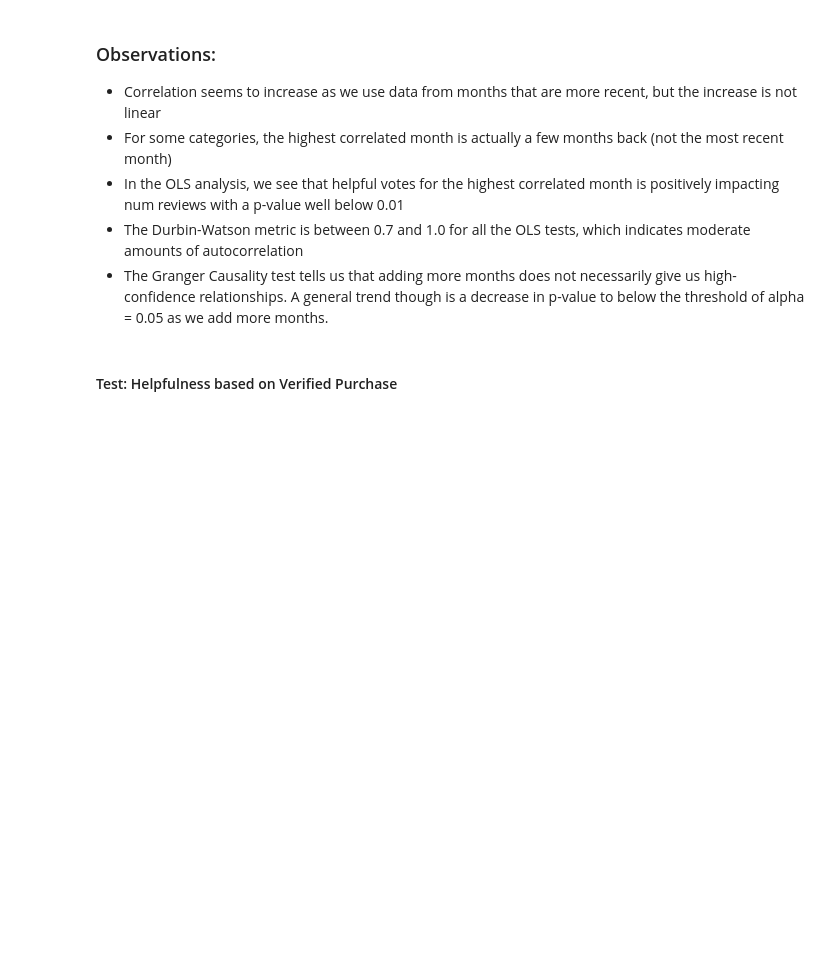
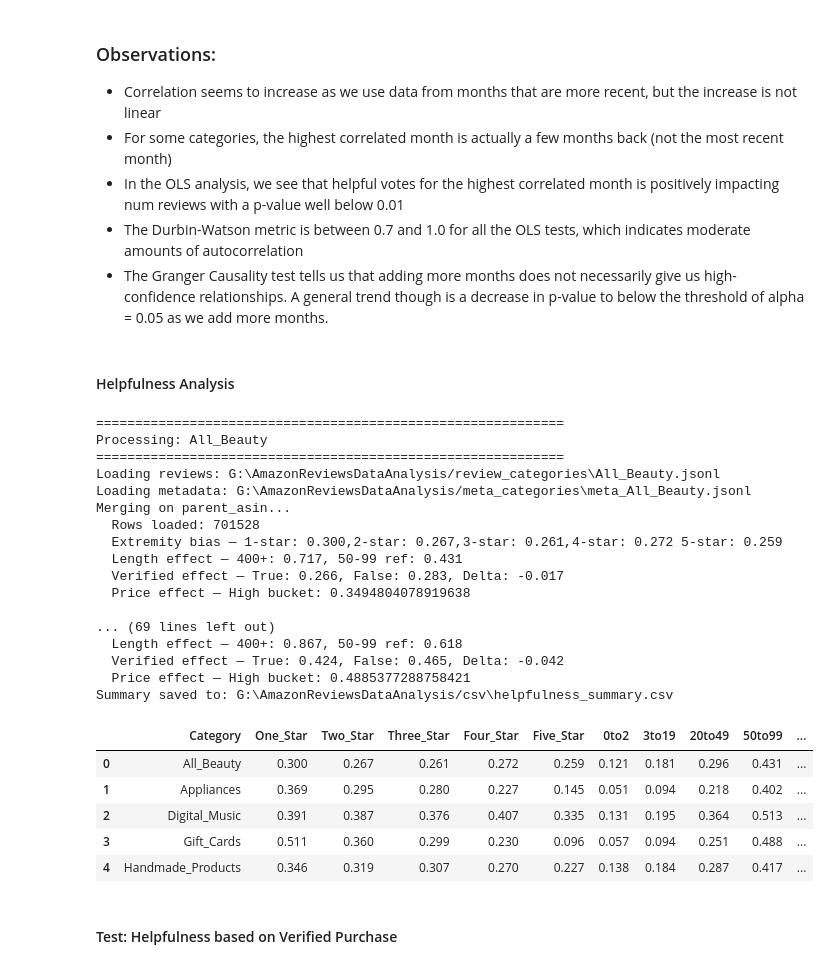
Before and after one commit to saathvikpd/AmazonReviewsDataAnalysis, a Jupyter notebook: final_notebook.ipynb, the cells around one changed output. Drawn from its saved outputs; the diff is of its cells as text; code cells hidden in the pictures; blank space fills up the shorter version.

Commit message:
extended helpfulness analysis to 7 categories

```diff
--- a/final_notebook.ipynb
+++ b/final_notebook.ipynb
@@ -834,6 +834,47 @@ plt.show()
 - In the OLS analysis, we see that helpful votes for the highest correlated month is positively impacting num reviews with a p-value well below 0.01
 - The Durbin-Watson metric is between 0.7 and 1.0 for all the OLS tests, which indicates moderate amounts of autocorrelation
 - The Granger Causality test tells us that adding more months does not necessarily give us high-confidence relationships. A general trend though is a decrease in p-value to below the threshold of alpha = 0.05 as we add more months.
+# %% [markdown]
+#### Helpfulness Analysis
+# %%
+results = []
+
+for category in categories:
+    row = analyze_category(category)
+    results.append(row)
+
+summary = pd.DataFrame(results)
+
+output_path = os.path.join(CSV_PATH, "helpfulness_summary.csv")
+os.makedirs(CSV_PATH, exist_ok=True)
+summary.to_csv(output_path, index=False)
+
+print(f"Summary saved to: {output_path}")
+display(summary.head())
+# %% [output]
+============================================================
+Processing: All_Beauty
+============================================================
+Loading reviews: G:\AmazonReviewsDataAnalysis/review_categories\All_Beauty.jsonl
+Loading metadata: G:\AmazonReviewsDataAnalysis/meta_categories\meta_All_Beauty.jsonl
+Merging on parent_asin...
+  Rows loaded: 701528
+  Extremity bias — 1-star: 0.300,2-star: 0.267,3-star: 0.261,4-star: 0.272 5-star: 0.259
+  Length effect — 400+: 0.717, 50-99 ref: 0.431
+  Verified effect — True: 0.266, False: 0.283, Delta: -0.017
+  Price effect — High bucket: 0.3494804078919638
+
+... (69 lines left out)
+  Length effect — 400+: 0.867, 50-99 ref: 0.618
+  Verified effect — True: 0.424, False: 0.465, Delta: -0.042
+  Price effect — High bucket: 0.4885377288758421
+Summary saved to: G:\AmazonReviewsDataAnalysis/csv\helpfulness_summary.csv
+|  | Category | One_Star | Two_Star | Three_Star | Four_Star | Five_Star | 0to2 | 3to19 | 20to49 | 50to99 | ... |
+| 0 | All_Beauty | 0.300 | 0.267 | 0.261 | 0.272 | 0.259 | 0.121 | 0.181 | 0.296 | 0.431 | ... |
+| 1 | Appliances | 0.369 | 0.295 | 0.280 | 0.227 | 0.145 | 0.051 | 0.094 | 0.218 | 0.402 | ... |
+| 2 | Digital_Music | 0.391 | 0.387 | 0.376 | 0.407 | 0.335 | 0.131 | 0.195 | 0.364 | 0.513 | ... |
+| 3 | Gift_Cards | 0.511 | 0.360 | 0.299 | 0.230 | 0.096 | 0.057 | 0.094 | 0.251 | 0.488 | ... |
+| 4 | Handmade_Products | 0.346 | 0.319 | 0.307 | 0.270 | 0.227 | 0.138 | 0.184 | 0.287 | 0.417 | ... |
 # %% [markdown]
 #### Test: Helpfulness based on Verified Purchase
 # %%
```
Also changed, not shown: parts of 5 cells of this notebook, 4 other files.
